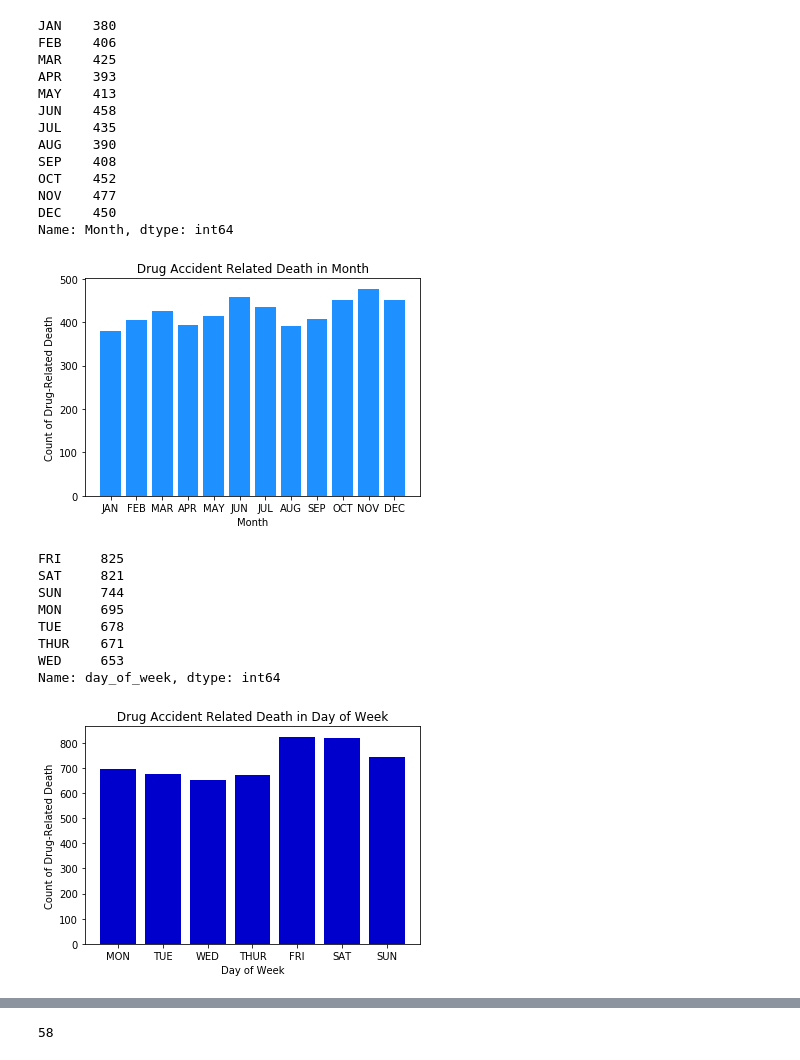
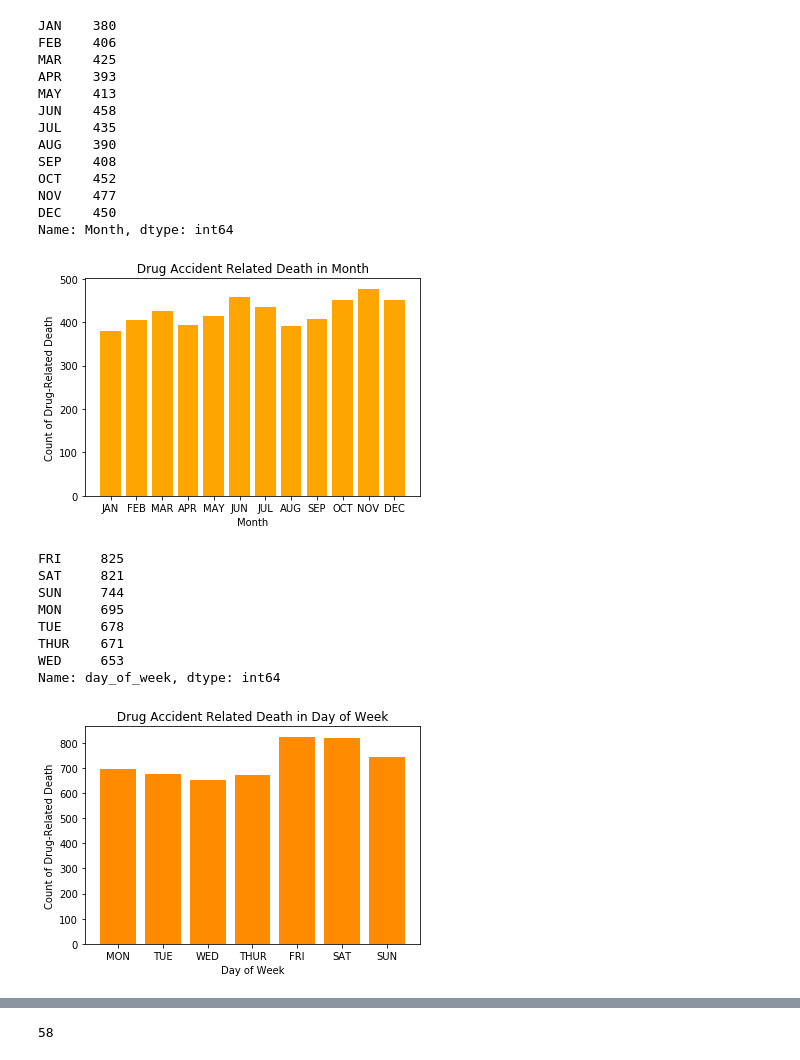
Before and after one commit to kalbond/data_science_term_project, a Jupyter notebook: notebooks/accidental_drug_related_deaths.ipynb, the cells around one changed output, grey strips where cells are left out. Cells and saved outputs as stored; diff of their text form; code cells hidden in the pictures.

```diff
--- a/notebooks/accidental_drug_related_deaths.ipynb
+++ b/notebooks/accidental_drug_related_deaths.ipynb
@@ -1152,13 +1151,13 @@ NOV    477
 DEC    450
 Name: Month, dtype: int64
 # %%
-plt.bar(df_month.index,df_month,color='dodgerblue')
+plt.bar(df_month.index,df_month,color='orange')
 plt.ylabel('Count of Drug-Related Death')
 plt.xlabel('Month')
 plt.title(' Drug Accident Related Death in Month ')
 plt.show()
 # %% [output]
-[figure, old version]
+[figure, new version]
 # %%
 #Analyze the week of day
 #df_week=pd.concat([add_df['new_date'],add_df['day_of_week']],axis=1)
@@ -1177,13 +1176,13 @@ Name: day_of_week, dtype: int64
 
 df_week=df_week.loc[['MON','TUE','WED','THUR','FRI','SAT','SUN']]
 # %%
-plt.bar(df_week.index,df_week,color='mediumblue')
+plt.bar(df_week.index,df_week,color='darkorange')
 plt.ylabel('Count of Drug-Related Death')
 plt.xlabel('Day of Week')
 plt.title(' Drug Accident Related Death in Day of Week ')
 plt.show()
 # %% [output]
-[figure, old version]
+[figure, new version]
 # %%
 #Analyze Holiday
 df_Holiday=add_df['Holiday'].value_counts()
```
Also changed, not shown: parts of 15 cells of this notebook.
